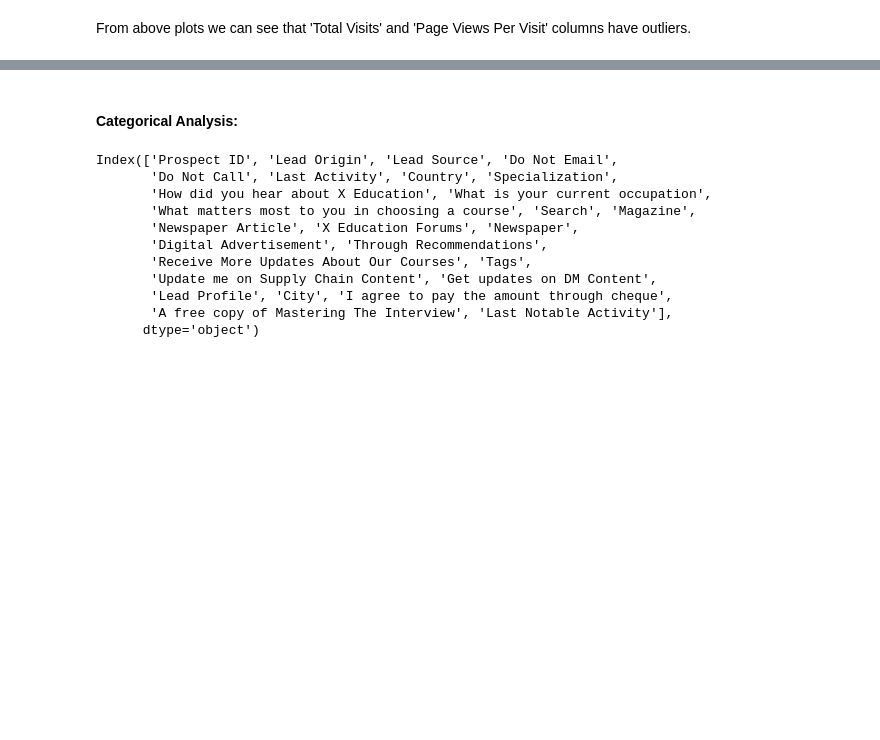
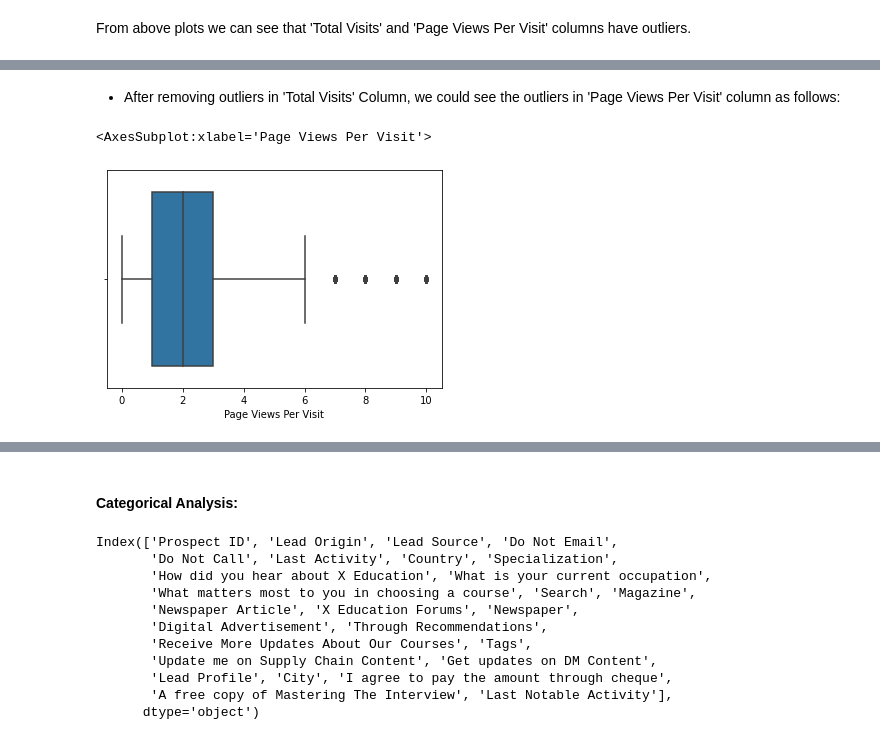
Before and after one commit to KuntamukkalaPavanKumar/Lead_Score_Case_Study, a Jupyter notebook: Lead_Score_Assignment_File_KPK_AC_SK.ipynb, the cells around one changed output, grey strips where cells are left out. Cells and saved outputs as stored; diff of their text form; code cells hidden in the pictures; blank space fills up the shorter version.

```diff
--- a/Lead_Score_Assignment_File_KPK_AC_SK.ipynb
+++ b/Lead_Score_Assignment_File_KPK_AC_SK.ipynb
@@ -275,0 +297,7 @@ The percentage of null values in 'Total Visits' column is: 1.48 %
+# %% [markdown]
+* After removing outliers in 'Total Visits' Column, we could see the outliers in 'Page Views Per Visit' column as follows:
+# %%
+sns.boxplot(data['Page Views Per Visit'])
+# %% [output]
+<AxesSubplot:xlabel='Page Views Per Visit'>
+[figure, added]
```
Also changed, not shown: parts of 23 cells of this notebook.
